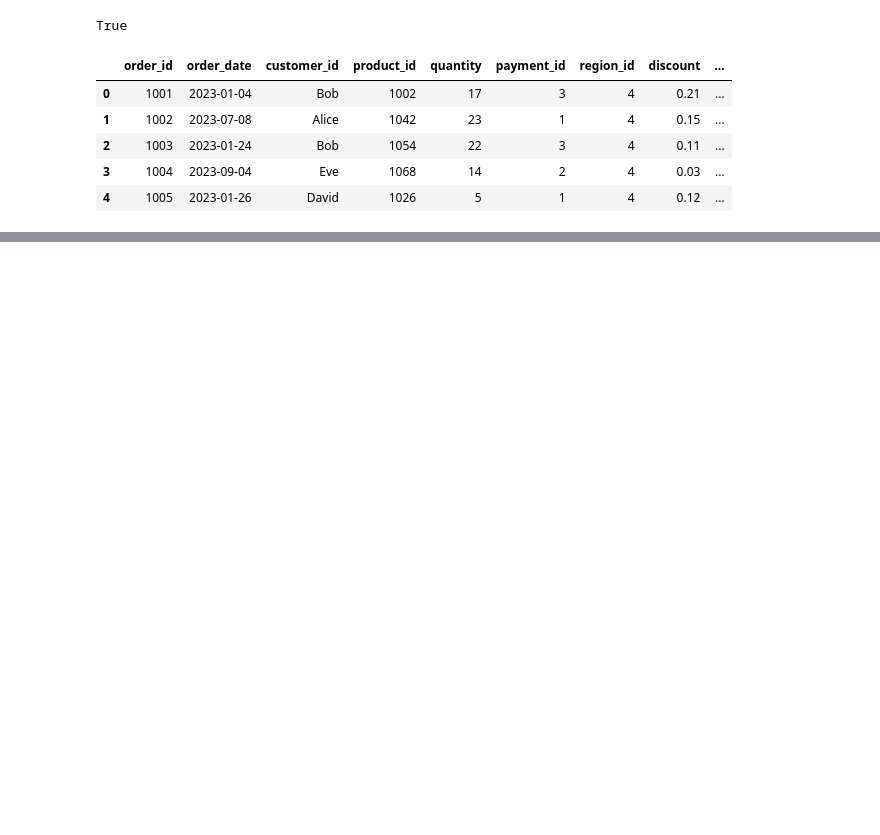
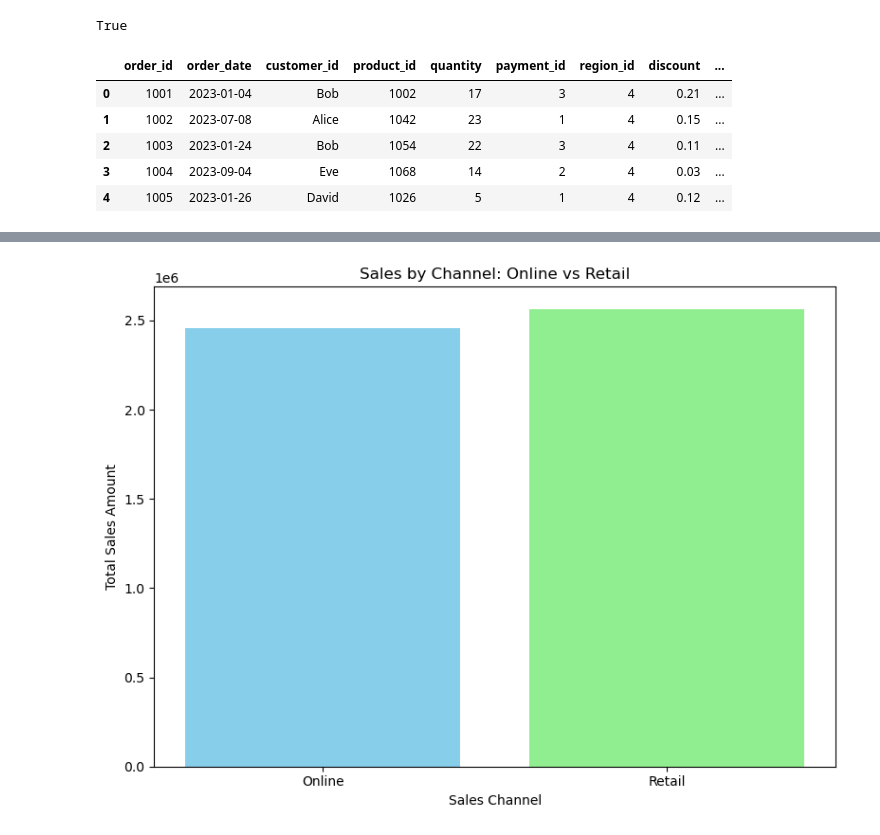
Before and after one commit to DavidnBui/Project2025, a Jupyter notebook: project_2025_notebook.ipynb, the cells around one changed output, grey strips where cells are left out. Cells and saved outputs as stored; diff of their text form; code cells hidden in the pictures; blank space fills up the shorter version.

```diff
--- a/project_2025_notebook.ipynb
+++ b/project_2025_notebook.ipynb
@@ -41,0 +72,16 @@ category_sales_df.head()
+# %%
+# Sales Channel Analysis: Online vs Retail comparisons
+
+df = pd.read_csv("data/sales_data.csv")
+
+channel_sales = df.groupby("Sales_Channel")["Sales_Amount"].sum().reset_index()
+
+plt.figure(figsize=(8,6))
+plt.bar(channel_sales["Sales_Channel"], channel_sales["Sales_Amount"], color=["skyblue", "lightgreen"])
+plt.title("Sales by Channel: Online vs Retail")
+plt.xlabel("Sales Channel")
+plt.ylabel("Total Sales Amount")
+plt.tight_layout()
+plt.show()
+# %% [output]
+[figure, added]
```
Also changed, not shown: parts of 3 cells of this notebook.
